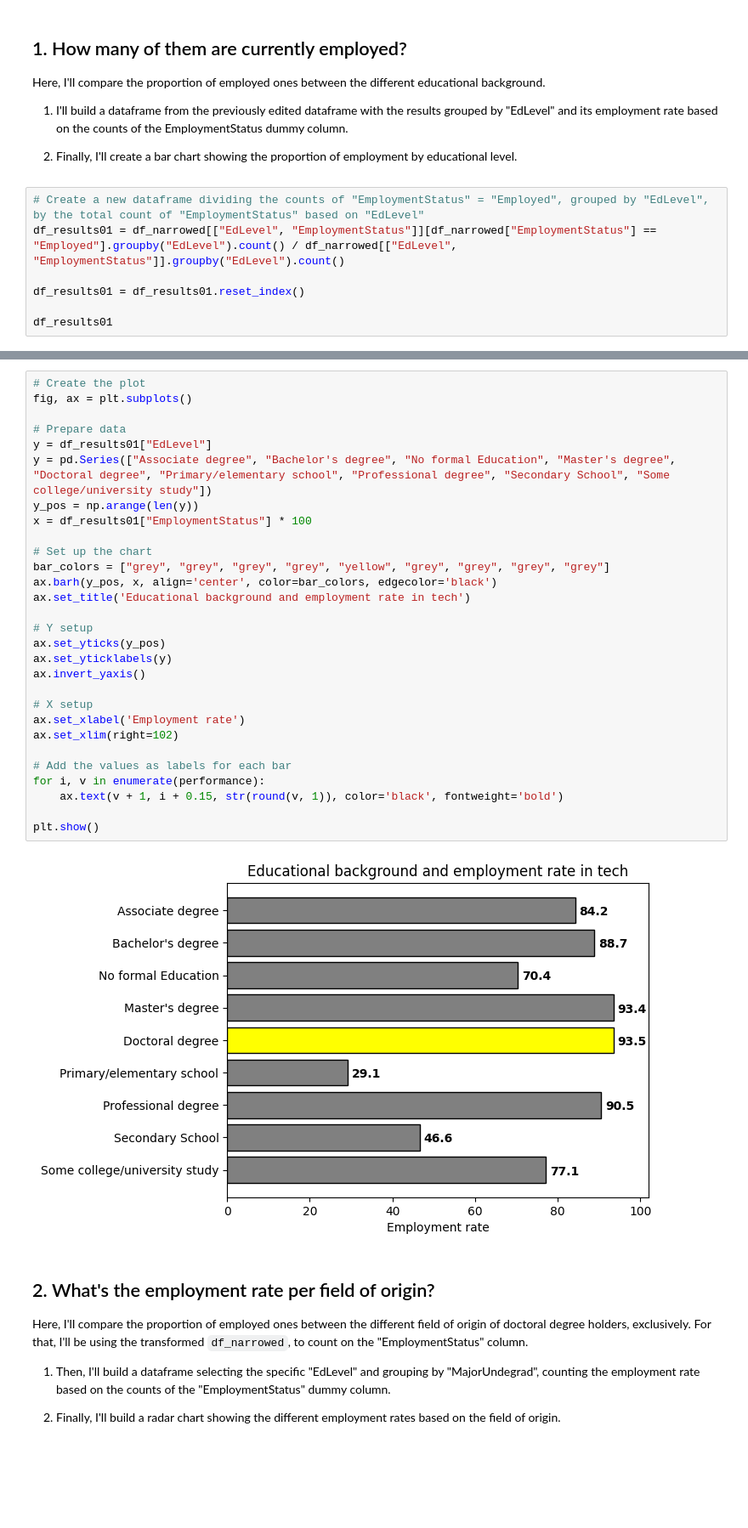
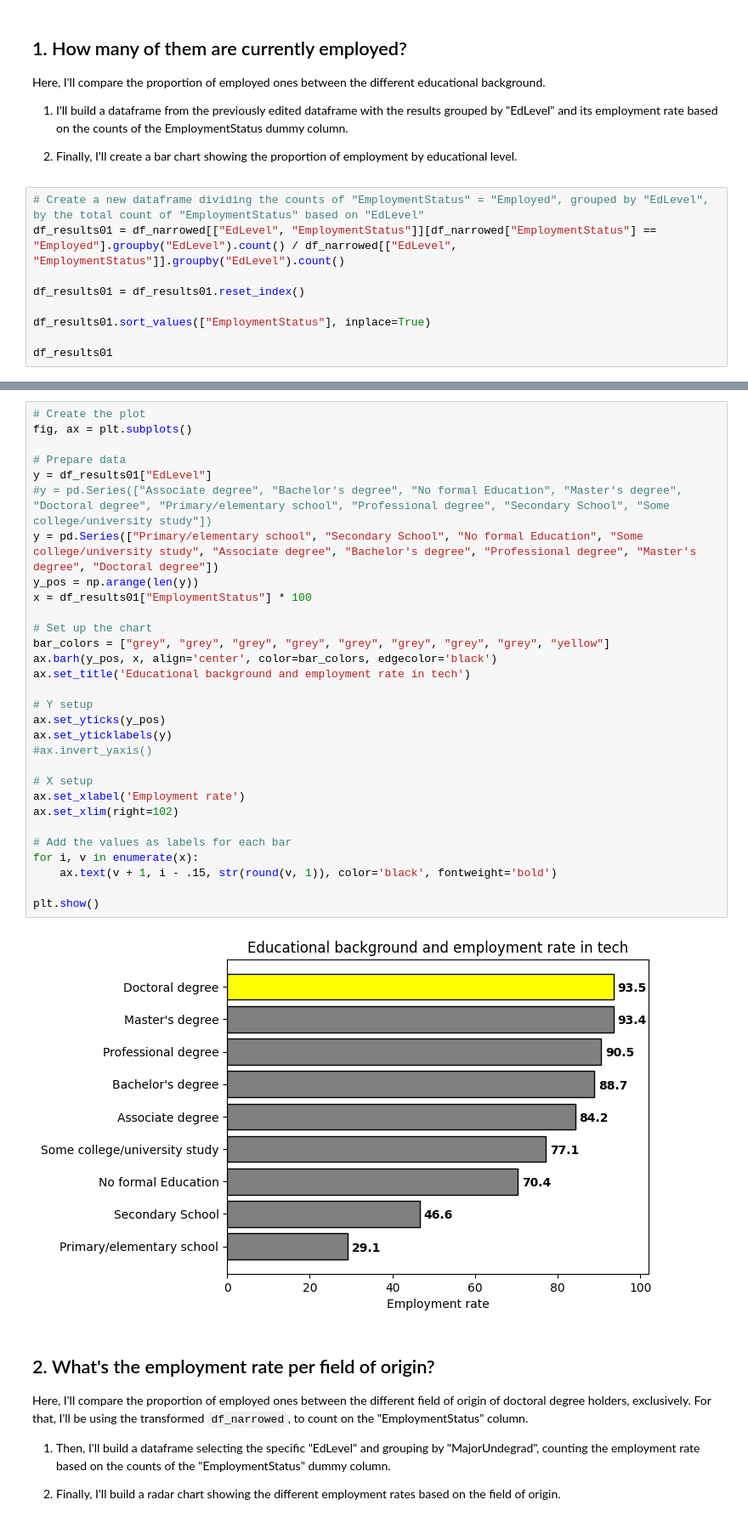
Before and after one commit to mguidoti/DSND-p1-blog, a Jupyter notebook: stackoverflow_survey_2020.ipynb, the cells around one changed output, grey strips where cells are left out. Shown at 85% size. Drawn from its saved outputs; the diff is of its cells as text; blank space fills up the shorter version.

Commit message:
feat: Sort values for question 01

```diff
--- a/stackoverflow_survey_2020.ipynb
+++ b/stackoverflow_survey_2020.ipynb
@@ -142,6 +142,8 @@ df_results01 = df_narrowed[["EdLevel", "EmploymentStatus"]][df_narrowed["Employm
 
 df_results01 = df_results01.reset_index()
 
+df_results01.sort_values(["EmploymentStatus"], inplace=True)
+
 df_results01
 # %% [output]
 |  | EdLevel | EmploymentStatus |
@@ -157,34 +159,35 @@ df_results01
 # %%
 # Create the plot
 fig, ax = plt.subplots()
 
 # Prepare data
 y = df_results01["EdLevel"]
-y = pd.Series(["Associate degree", "Bachelor's degree", "No formal Education", "Master's degree", "Doctoral degree", "Primary/elementary school", "Professional degree", "Secondary School", "Some college/university study"])
+#y = pd.Series(["Associate degree", "Bachelor's degree", "No formal Education", "Master's degree", "Doctoral degree", "Primary/elementary school", "Professional degree", "Secondary School", "Some college/university study"])
+y = pd.Series(["Primary/elementary school", "Secondary School", "No formal Education", "Some college/university study", "Associate degree", "Bachelor's degree", "Professional degree", "Master's degree", "Doctoral degree"])
 y_pos = np.arange(len(y))
 x = df_results01["EmploymentStatus"] * 100
 
 # Set up the chart
-bar_colors = ["grey", "grey", "grey", "grey", "yellow", "grey", "grey", "grey", "grey"]
+bar_colors = ["grey", "grey", "grey", "grey", "grey", "grey", "grey", "grey", "yellow"]
 ax.barh(y_pos, x, align='center', color=bar_colors, edgecolor='black')
 ax.set_title('Educational background and employment rate in tech')
 
 # Y setup
 ax.set_yticks(y_pos)
 ax.set_yticklabels(y)
-ax.invert_yaxis()
+#ax.invert_yaxis()
 
 # X setup
 ax.set_xlabel('Employment rate')
 ax.set_xlim(right=102)
 
 # Add the values as labels for each bar
-for i, v in enumerate(performance):
-    ax.text(v + 1, i + 0.15, str(round(v, 1)), color='black', fontweight='bold')
+for i, v in enumerate(x):
+    ax.text(v + 1, i - .15, str(round(v, 1)), color='black', fontweight='bold')
 
 plt.show()
 # %% [output]
-[figure, old version]
+[figure, new version]
 # %% [markdown]
 ## 2. What's the employment rate per field of origin?
 
```
Also changed, not shown: parts of 1 cell of this notebook.
